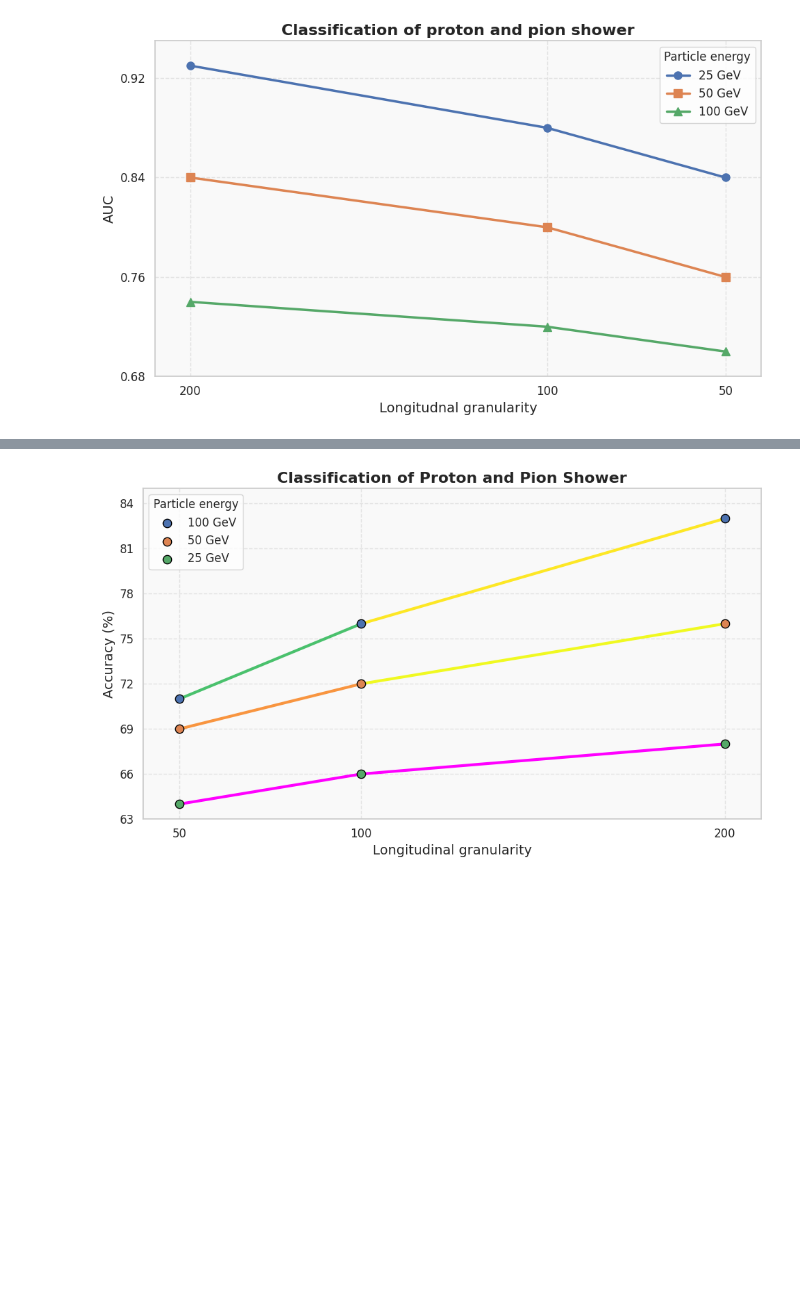
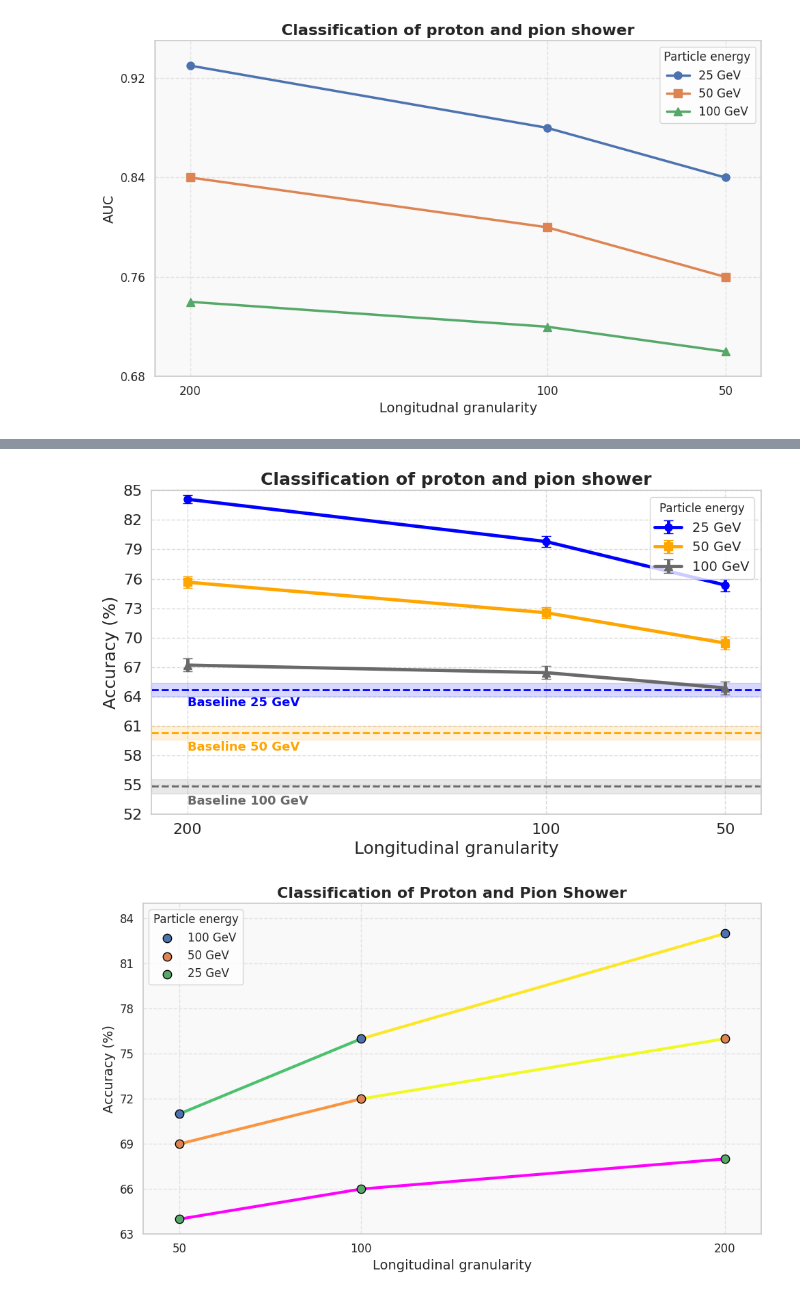
Before and after one commit to abhich2507/ML_PointCloud, a Jupyter notebook: Utils/plot_log.ipynb, the cells around one changed output, grey strips where cells are left out. Cells and saved outputs as stored; diff of their text form; code cells hidden in the pictures; blank space fills up the shorter version.

```diff
--- a/Utils/plot_log.ipynb
+++ b/Utils/plot_log.ipynb
@@ -190,3 +197,70 @@ plt.show()
+# %%
+import matplotlib.pyplot as plt
+import seaborn as sns
+import numpy as np
+
+sns.set_theme(style="whitegrid")
+
+x = [200, 100, 50]  # Removed the last point (1)
+
+# Updated Y values without last point
+E_25 = [84.11, 79.8, 75.36]
+E_50 = [75.66, 72.55, 69.45]
+E_100 = [67.21, 66.44, 64.88]
+
+# Updated uncertainties without last point
+uncert_1 = [.41, .57, 0.61]
+uncert_2 = [0.61, 0.54, 0.66]
+uncert_3 = [0.67, 0.67, 0.68]
+
+# Final point (previously at x=1)
+final_x = 1
+final_vals = [64.69, 60.33, 54.85]
+final_uncerts = [0.7, 0.7, 0.71]
+
+plt.figure(figsize=(10, 6))
+
+# Plot points with error bars
+plt.errorbar(x, E_25, yerr=uncert_1, marker='o', label='25 GeV', linewidth=3.5, markersize=8, capsize=5, color='blue')
+plt.errorbar(x, E_50, yerr=uncert_2, marker='s', label='50 GeV', linewidth=3.5, markersize=8, capsize=5, color='orange')
+plt.errorbar(x, E_100, yerr=uncert_3, marker='^', label='100 GeV', linewidth=3.5, markersize=8, capsize=5, color='dimgray')
+
+# Add horizontal lines and filled uncertainty bands at x=1
+colors = ['blue', 'orange', 'dimgray']
+# labels = ['25 GeV Baseline', '50 GeV Baseline', '100 GeV Baseline']
+
+for val, err, col in zip(final_vals, final_uncerts, colors):
+    plt.axhline(y=val, color=col, linestyle='--', linewidth=2)
+    plt.fill_between([0, 210], val - err, val + err, color=col, alpha=0.15)
+plt.annotate('Baseline 25 GeV',
+             xy=(200, 63),  # This is where the text will appear
+             fontsize=13, color='blue',weight='bold')
+plt.annotate('Baseline 50 GeV',
+             xy=(200, 58.5),  # This is where the text will appear
+             fontsize=13, color='orange',weight='bold')
+plt.annotate('Baseline 100 GeV',
+             xy=(200, 53),  # This is where the text will appear
+             fontsize=13, color='dimgray',weight='bold')
+
+
+plt.ylim(57, 85)
+plt.xlim(210, 40)  # reversed X-axis
+
+plt.xlabel('Longitudinal granularity', fontsize=18)
+plt.ylabel('Accuracy (%)', fontsize=18)
+plt.title('Classification of proton and pion shower', fontsize=18, weight='bold')
+
+plt.xticks([200, 100, 50], fontsize=16)
+plt.yticks(np.arange(52, 86, 3), fontsize=16)
+
+plt.grid(True, linestyle='--', alpha=0.7)
+plt.legend(title="Particle energy", fontsize=14)
+
+plt.tight_layout()
+plt.savefig('../Plots/accuracy_vs_granularity.pdf', dpi=300, bbox_inches='tight')
+plt.show()
+# %% [output]
+[figure, added]
 # %%
 import matplotlib.pyplot as plt
 import numpy as np
```
Also changed, not shown: parts of 1 cell of this notebook, 1 other file.
